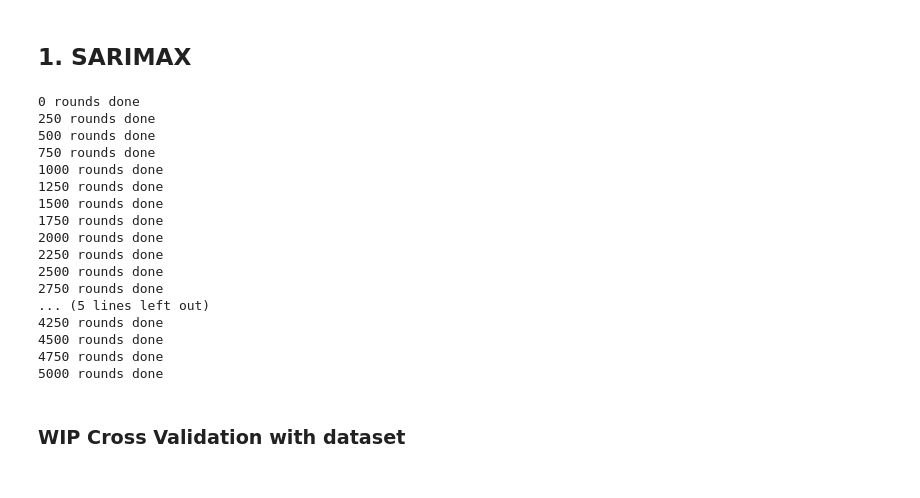
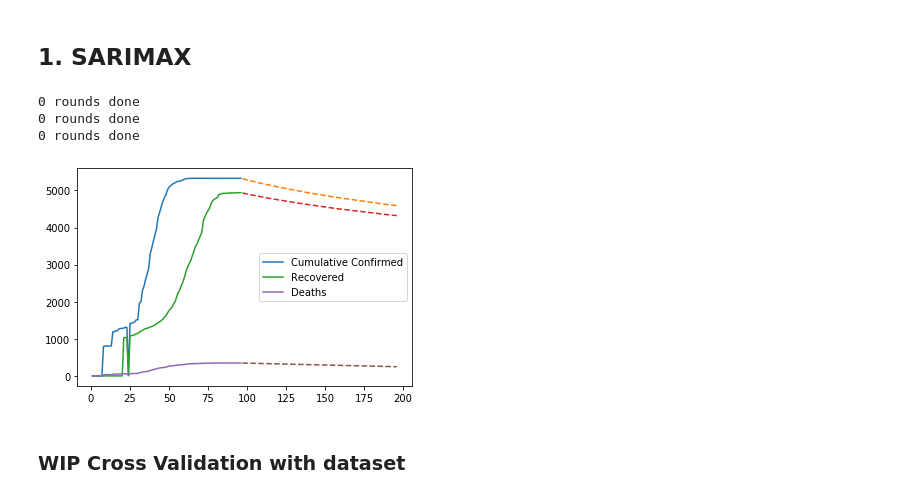
Before and after one commit to zaida-rivai/DMT2020_Group85, a Jupyter notebook: Zaida/SARS/SARS_predictions.ipynb, the cells around one changed output. Saved outputs shown, nothing was run; the diff lists cells and outputs as text; code cells hidden in the pictures.

```diff
--- a/Zaida/SARS/SARS_predictions.ipynb
+++ b/Zaida/SARS/SARS_predictions.ipynb
@@ -69,45 +69,32 @@ death = China.death
 # %%
 datasets = [cum,rec,death]
 titles = ["Cumulative Confirmed", "Recovered", "Deaths"]
 
 import warnings
 warnings.filterwarnings('ignore')
 
 def model_stuff(data,n,titles):
     for k in range(len(datasets)):
         data = datasets[k]
         for i in range(n):
             if i % 250 == 0:
                 print("{} rounds done".format(i))
             mod = sm.tsa.SARIMAX(data, order=(1, 0, 0), trend='c')
             res = mod.fit()
             new = pd.DataFrame([pd.Series([int(res.forecast())])])
             data = pd.concat([data,new])
             data = reset_index(data)
         plt.plot(data[:96],label=titles[k])
         plt.plot(data[96:],ls='--')
         plt.legend()
 
-n= 10000
+n= 100
 model_stuff(data,n,titles)
 # %% [output]
 0 rounds done
-250 rounds done
-500 rounds done
-750 rounds done
-1000 rounds done
-1250 rounds done
-1500 rounds done
-1750 rounds done
-2000 rounds done
-2250 rounds done
-2500 rounds done
-2750 rounds done
-... (5 lines left out)
-4250 rounds done
-4500 rounds done
-4750 rounds done
-5000 rounds done
+0 rounds done
+0 rounds done
+[figure, added]
 # %% [markdown]
 ### WIP Cross Validation with dataset
 # %%
```
Also changed, not shown: parts of 1 cell of this notebook, 16 other files.
